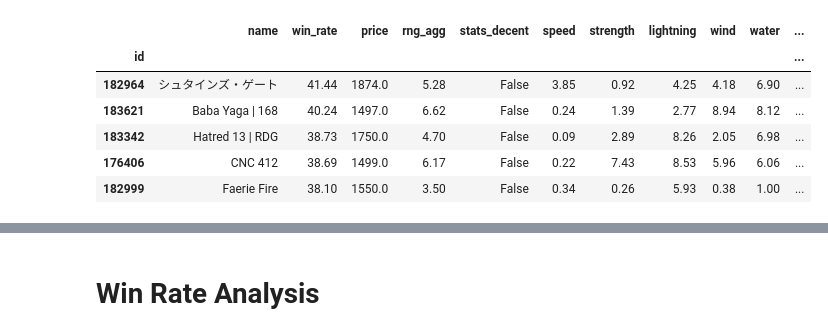
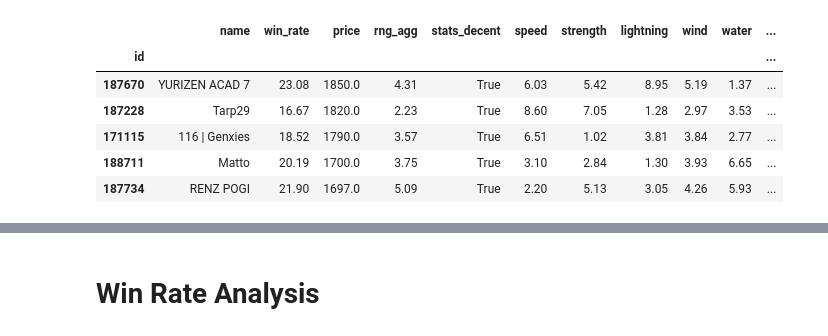
Before and after one commit to enricoaquilina/Pegaxy_research, a Jupyter notebook: Pegaxy Analysis.ipynb, the cells around one changed output, grey strips where cells are left out. Cells and saved outputs as stored; diff of their text form; code cells hidden in the pictures.

Commit message:
analysing the top pegas and good ones to buy

```diff
--- a/Pegaxy Analysis.ipynb
+++ b/Pegaxy Analysis.ipynb
@@ -181,28 +194,27 @@ all_pegas 20220216.pkl
 # %%
-df = pd.DataFrame(pegas)
-# Compute mean stats value
-# df['win_rate'] = df['win_rate'].astype(float)
-# df['win_rate'] = df['win_rate'].replace(np.nan, 0)
-
-
-
-df['id'] = df['id'].apply(str)
 df['id'] = df['id'].astype(str).apply(lambda x: x.replace('.0',''))
 df['nftId'] = df['nftId'].astype(str).apply(lambda x: x.replace('.0',''))
 df['ownerId'] = df['ownerId'].astype(str).apply(lambda x: x.replace('.0',''))
+df['stats_agg'] = df['stats_agg'].astype(float)
+df['rng_agg'] = df['rng_agg'].astype(float)
+# Change NAs to 0
+# df['wins'] = df['wins'].astype(int)
+df['loss'] = df['loss'].astype(float)
+df['total_races'] = df['total_races'].astype(float)
+df['price'] = df['price'].astype(float)
+
 
 df = df.drop(labels=['message', 'status', 'listing', 'nft'], axis=1)
-
 df = df.dropna();
 
 # column_names = ["id", "name", "win_rate", "price", "rng_agg", "stats_decent", "speed", "strength", "lightning", "wind", "water", "fire", "stats_agg", "breedTime", "wins","loss","total_races", "bloodline", "breedType", "inService", "gender", "nftId", "ownerId", "owner", "nftAddress"]
-column_names = ["id", "name", "win_rate", "price", "rng_agg", "stats_decent", "speed", "strength", "lightning", "wind", "water", "fire", "stats_agg", "breedTime", "wins","loss","total_races"]
+column_names = ["id", "name", "win_rate", "price", "rng_agg", "stats_decent", "speed", "strength", "lightning", "wind", "water", "fire", "stats_agg", "breedTime", "wins","loss","total_races","bloodline","gender"]
 df = df.reindex(columns=column_names)
 
 df = df.sort_values(by=['win_rate'], ascending=False);
-# df.reset_index(inplace=True);
+df.round(2)
 df.set_index('id', inplace=True)
-df.round(2)
+df.shape
 df.head()
 # %% [output]
 |  | name | win_rate | price | rng_agg | stats_decent | speed | strength | lightning | wind | water | ... |
@@ -219,20 +279,20 @@ df.shape
 # %%
 df['price'] = df['price'].astype(float)
-test = df[(df['price'] <= 5000) & (df['total_races'] >= 100)]
-test = test[test['stats_decent'] == False].sort_values(by=['win_rate'], ascending=False)
+# test = df[(df['price'] <= 2250) & (df['breedTime'] == 0) & (df['gender'] == 'Male')] # & (df['total_races'] >= 100)
+test = test[test['stats_decent'] == True].sort_values(by=['price'], ascending=False)
 test.head()
 # df = df.dropna();
 # df[df['win_rate'] == 0]
 # df.shape;
 
 # df = df[(df['price'] <= 1300) & (df['breedTime'] == 0)]
 # df = df.sort_values(by=['rng_mean'], ascending=False);
 # df.head()
 # %% [output]
 |  | name | win_rate | price | rng_agg | stats_decent | speed | strength | lightning | wind | water | ... |
 | id |  |  |  |  |  |  |  |  |  |  | ... |
-| 182964 | シュタインズ・ゲート | 41.44 | 1874.0 | 5.28 | False | 3.85 | 0.92 | 4.25 | 4.18 | 6.90 | ... |
-| 183621 | Baba Yaga | 168 | 40.24 | 1497.0 | 6.62 | False | 0.24 | 1.39 | 2.77 | 8.94 | 8.12 | ... |
-| 183342 | Hatred 13 | RDG | 38.73 | 1750.0 | 4.70 | False | 0.09 | 2.89 | 8.26 | 2.05 | 6.98 | ... |
-| 176406 | CNC 412 | 38.69 | 1499.0 | 6.17 | False | 0.22 | 7.43 | 8.53 | 5.96 | 6.06 | ... |
-| 182999 | Faerie Fire | 38.10 | 1550.0 | 3.50 | False | 0.34 | 0.26 | 5.93 | 0.38 | 1.00 | ... |
+| 187670 | YURIZEN ACAD 7 | 23.08 | 1850.0 | 4.31 | True | 6.03 | 5.42 | 8.95 | 5.19 | 1.37 | ... |
+| 187228 | Tarp29 | 16.67 | 1820.0 | 2.23 | True | 8.60 | 7.05 | 1.28 | 2.97 | 3.53 | ... |
+| 171115 | 116 | Genxies | 18.52 | 1790.0 | 3.57 | True | 6.51 | 1.02 | 3.81 | 3.84 | 2.77 | ... |
+| 188711 | Matto | 20.19 | 1700.0 | 3.75 | True | 3.10 | 2.84 | 1.30 | 3.93 | 6.65 | ... |
+| 187734 | RENZ POGI | 21.90 | 1697.0 | 5.09 | True | 2.20 | 5.13 | 3.05 | 4.26 | 5.93 | ... |
```
Also changed, not shown: parts of 10 cells of this notebook, 1 other file.
